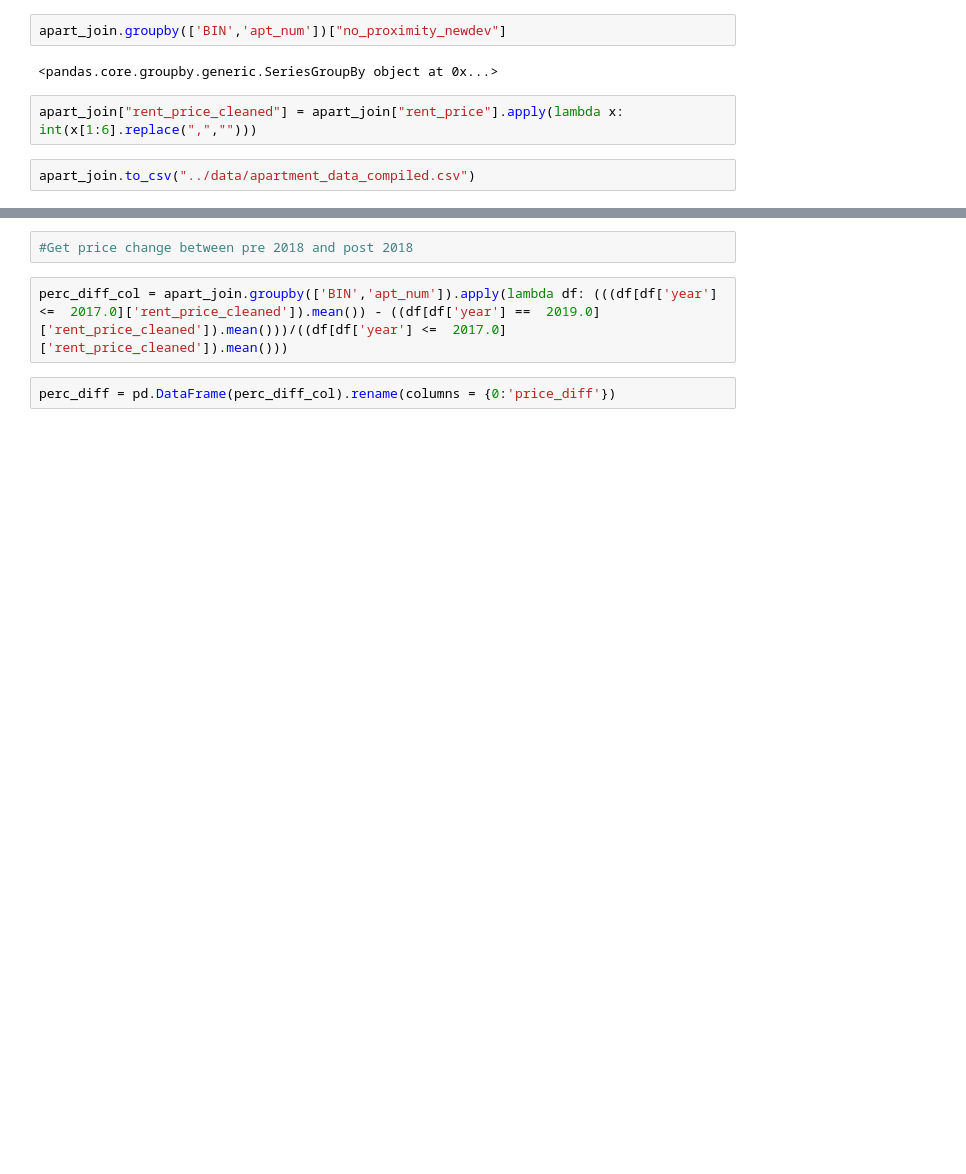
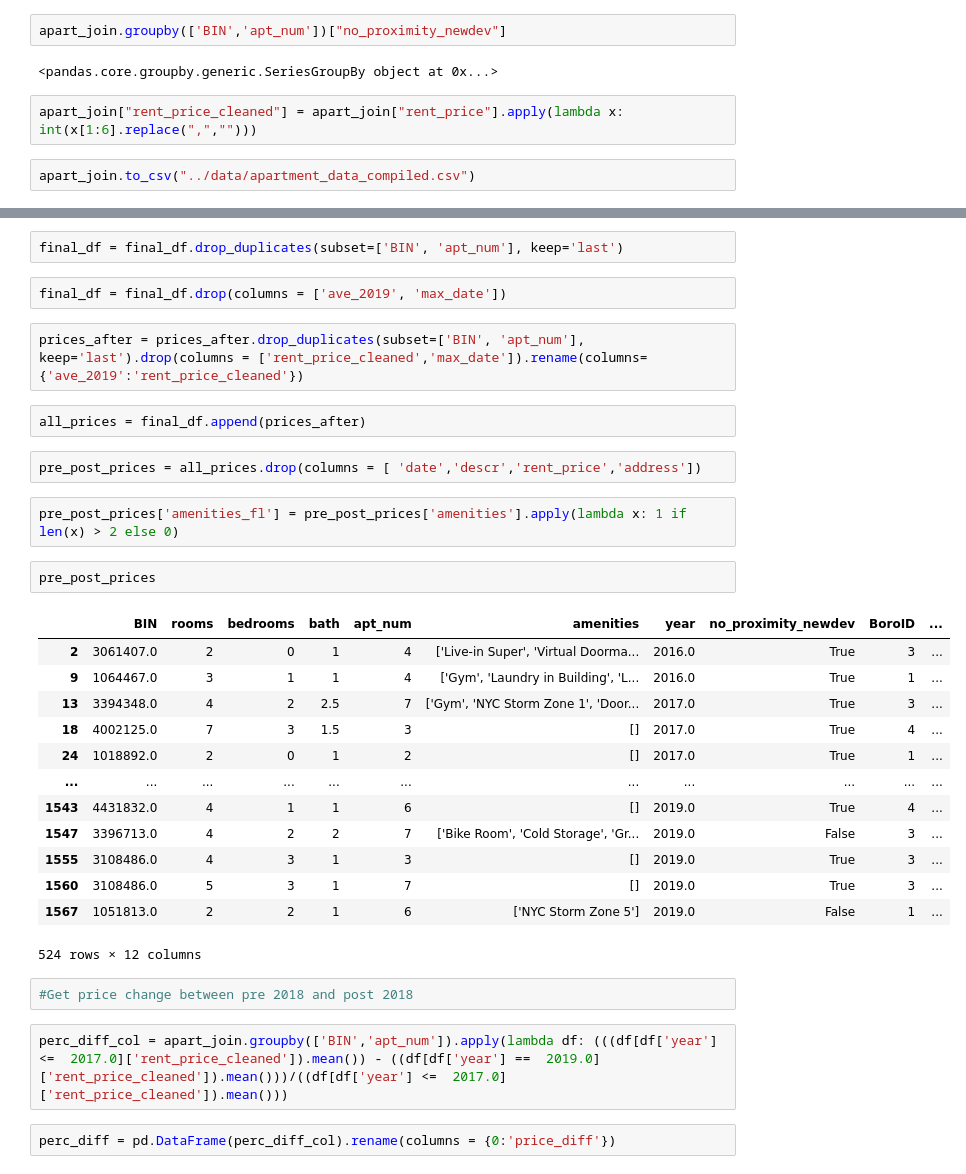
Before and after one commit to skaragou/6998_NYCRentProject, a Jupyter notebook: analysis_notebooks/data_analysis.ipynb, the cells around one changed output, grey strips where cells are left out. Drawn from its saved outputs; the diff is of its cells as text; blank space fills up the shorter version.

```diff
--- a/analysis_notebooks/data_analysis.ipynb
+++ b/analysis_notebooks/data_analysis.ipynb
@@ -170,3 +202,31 @@ apart_join.to_csv("../data/apartment_data_compiled.csv")
+# %%
+final_df = final_df.drop_duplicates(subset=['BIN', 'apt_num'], keep='last')
+# %%
+final_df = final_df.drop(columns = ['ave_2019', 'max_date'])
+# %%
+prices_after = prices_after.drop_duplicates(subset=['BIN', 'apt_num'], keep='last').drop(columns = ['rent_price_cleaned','max_date']).rename(columns={'ave_2019':'rent_price_cleaned'})
+# %%
+all_prices = final_df.append(prices_after)
+# %%
+pre_post_prices = all_prices.drop(columns = [ 'date','descr','rent_price','address'])
+# %%
+pre_post_prices['amenities_fl'] = pre_post_prices['amenities'].apply(lambda x: 1 if len(x) > 2 else 0)
+# %%
+pre_post_prices
+# %% [output]
+|  | BIN | rooms | bedrooms | bath | apt_num | amenities | year | no_proximity_newdev | BoroID | ... |
+| 2 | 3061407.0 | 2 | 0 | 1 | 4 | ['Live-in Super', 'Virtual Doorma... | 2016.0 | True | 3 | ... |
+| 9 | 1064467.0 | 3 | 1 | 1 | 4 | ['Gym', 'Laundry in Building', 'L... | 2016.0 | True | 1 | ... |
+| 13 | 3394348.0 | 4 | 2 | 2.5 | 7 | ['Gym', 'NYC Storm Zone 1', 'Door... | 2017.0 | True | 3 | ... |
+| 18 | 4002125.0 | 7 | 3 | 1.5 | 3 | [] | 2017.0 | True | 4 | ... |
+| 24 | 1018892.0 | 2 | 0 | 1 | 2 | [] | 2017.0 | True | 1 | ... |
+| ... | ... | ... | ... | ... | ... | ... | ... | ... | ... | ... |
+| 1543 | 4431832.0 | 4 | 1 | 1 | 6 | [] | 2019.0 | True | 4 | ... |
+| 1547 | 3396713.0 | 4 | 2 | 2 | 7 | ['Bike Room', 'Cold Storage', 'Gr... | 2019.0 | False | 3 | ... |
+| 1555 | 3108486.0 | 4 | 3 | 1 | 3 | [] | 2019.0 | True | 3 | ... |
+| 1560 | 3108486.0 | 5 | 3 | 1 | 7 | [] | 2019.0 | True | 3 | ... |
+| 1567 | 1051813.0 | 2 | 2 | 1 | 6 | ['NYC Storm Zone 5'] | 2019.0 | False | 1 | ... |
+524 rows × 12 columns
 # %%
 #Get price change between pre 2018 and post 2018
 # %%
```
Also changed, not shown: parts of 15 cells of this notebook, 1 other file.
